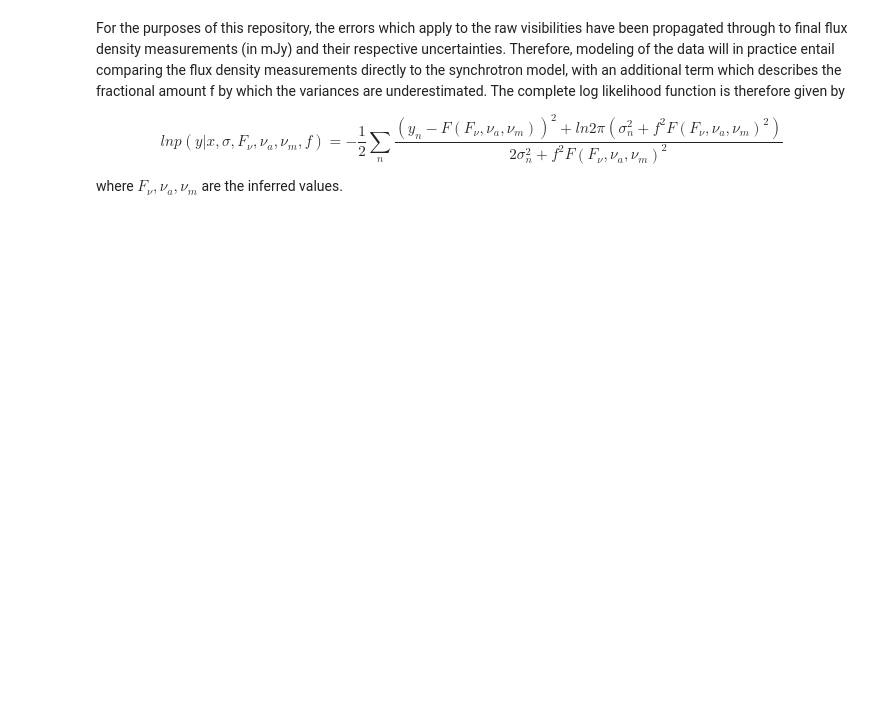
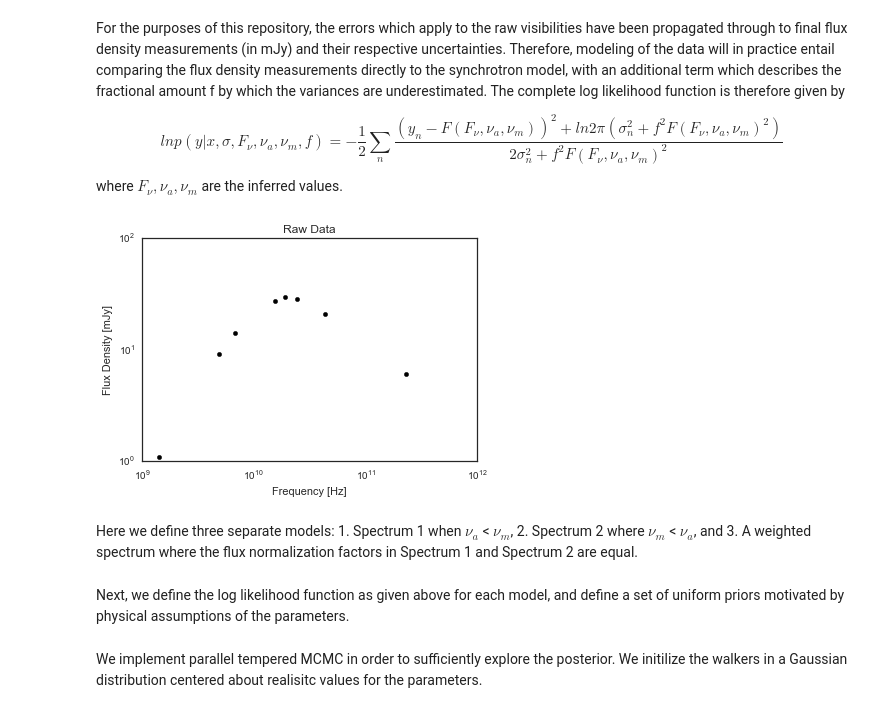
Before and after one commit to tarraneh/SyncMCMC, a Jupyter notebook: model.ipynb, the cells around one changed output. Drawn from its saved outputs; the diff is of its cells as text; code cells hidden in the pictures; blank space fills up the shorter version.

```diff
--- a/model.ipynb
+++ b/model.ipynb
@@ -78,3 +78,43 @@ ln p(y|x,\sigma,F_\nu,\nu_a,\nu_m, f) = -\frac{1}{2}\sum_{n} \frac{(y_n - F(F_\n
 \end{equation}
 
 where $F_\nu,\nu_a,\nu_m$ are the inferred values.
+# %%
+import syncmcmc
+from syncmcmc import priorclasses
+from syncmcmc.priorclasses import FluxFrequencyPriors, UniformPrior,FluxFrequencyPriorsCombinedSpectrum
+import numpy as np
+import matplotlib.pyplot as plt
+import seaborn as sns
+import emcee
+sns.set_style("white")
+%matplotlib inline
+
+# Load data
+
+flux = []
+freqs = []
+error = []
+
+for line in open('syncmcmc/data/Sw1644+57_126days'):
+   lines = line.strip()
+   if not line.startswith("#"):
+      columns = line.split(',')
+      freqs.append(columns[0])
+      flux.append(columns[1])
+      error.append(columns[2].rstrip('\n'))
+
+flux = np.array(flux).astype(float)
+freqs = np.array(freqs).astype(float)
+error = np.array(error).astype(float)
+# %%
+plt.scatter(freqs,flux,color='k')
+plt.xscale('log')
+plt.yscale('log')
+plt.title('Raw Data')
+plt.xlabel('Frequency [Hz]')
+plt.ylabel('Flux Density [mJy]')
+plt.show()
+# %% [output]
+[figure, added]
+# %% [markdown]
+Here we define three separate models: 1. Spectrum 1 when $\nu_a$ < $\nu_m$, 2. Spectrum 2 where $\nu_m$ < $\nu_a$, and 3. A weighted spectrum where the flux normalization factors in Spectrum 1 and Spectrum 2 are equal.
@@ -80,0 +164,2 @@ where $F_\nu,\nu_a,\nu_m$ are the inferred values.
+# %% [markdown]
+Next, we define the log likelihood function as given above for each model, and define a set of uniform priors motivated by physical assumptions of the parameters.
@@ -80,0 +195,2 @@ where $F_\nu,\nu_a,\nu_m$ are the inferred values.
+# %% [markdown]
+We implement parallel tempered MCMC in order to sufficiently explore the posterior. We initilize the walkers in a Gaussian distribution centered about realisitc values for the parameters.
```
Also changed, not shown: parts of 11 cells of this notebook.
